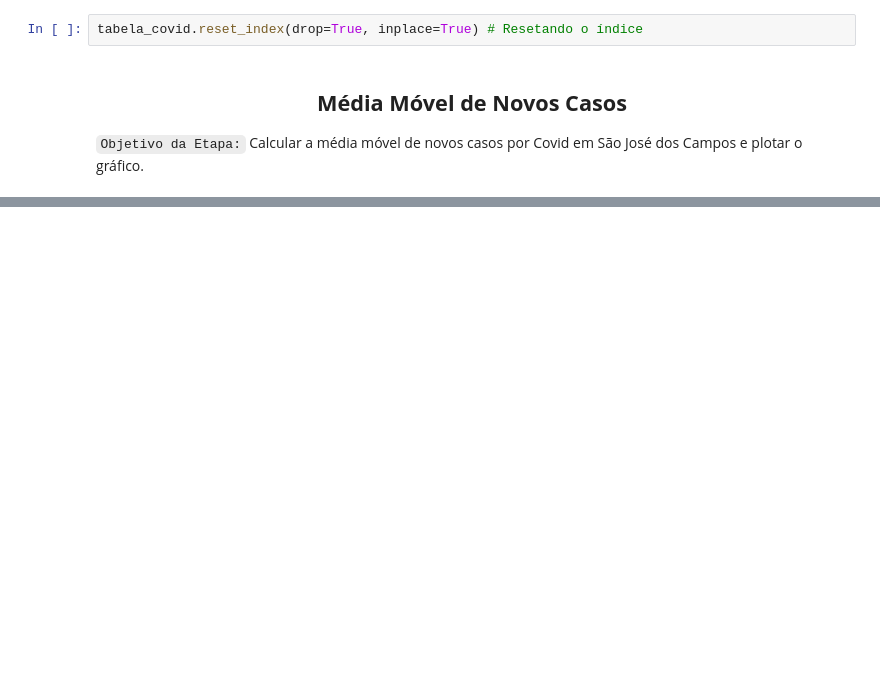
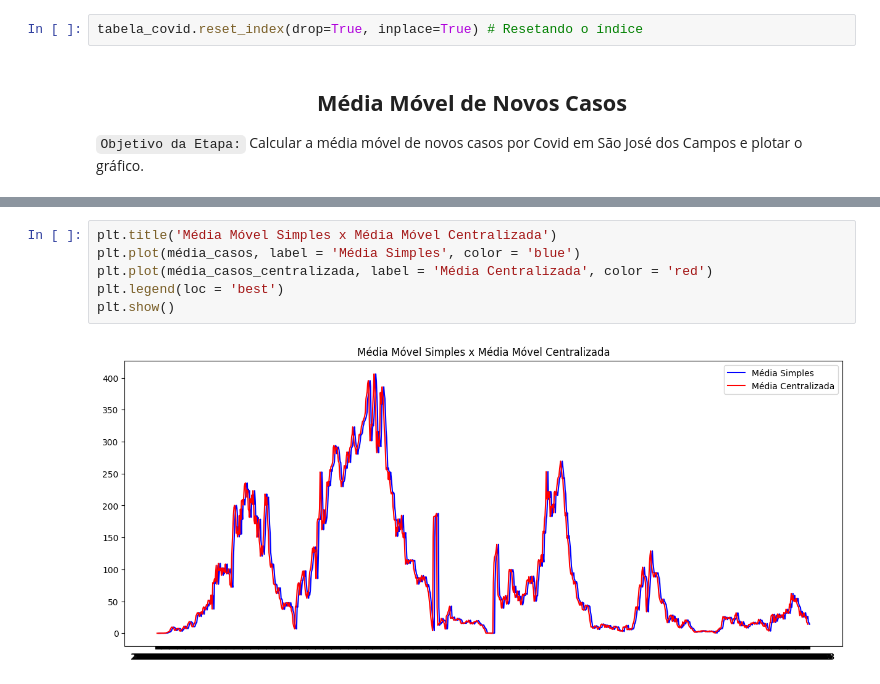
Before and after one commit to Assaoka/Series_Temporais, a Jupyter notebook: [1] Projeto Média Móvel/Projeto Média Móvel.ipynb, the cells around one changed output, grey strips where cells are left out. Cells and saved outputs as stored; diff of their text form; blank space fills up the shorter version.

```diff
--- a/[1] Projeto Média Móvel/Projeto Média Móvel.ipynb
+++ b/[1] Projeto Média Móvel/Projeto Média Móvel.ipynb
@@ -112,0 +139,8 @@ tabela_covid.reset_index(drop=True, inplace=True) # Resetando o índice
+# %%
+plt.title('Média Móvel Simples x Média Móvel Centralizada')
+plt.plot(média_casos, label = 'Média Simples', color = 'blue')
+plt.plot(média_casos_centralizada, label = 'Média Centralizada', color = 'red')
+plt.legend(loc = 'best')
+plt.show()
+# %% [output]
+[figure, added]
```
Also changed, not shown: parts of 9 cells of this notebook.
